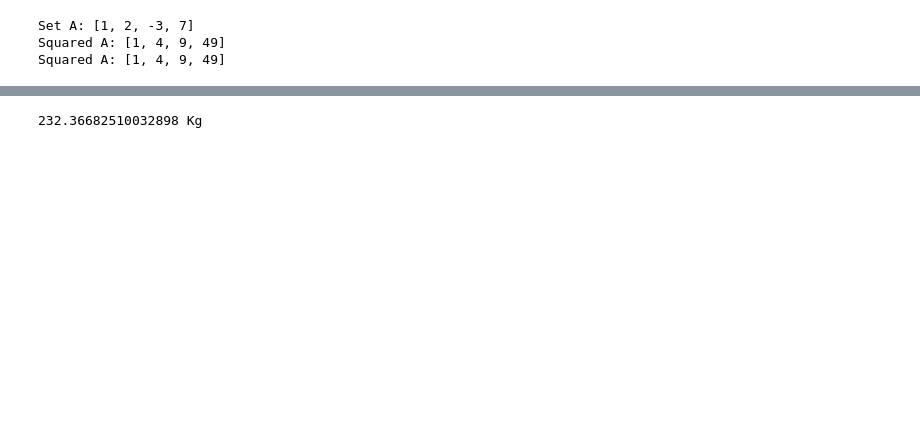
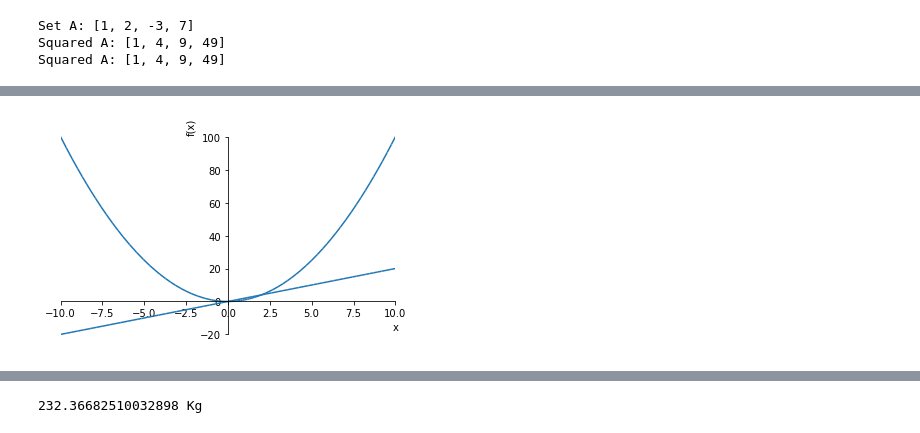
Before and after one commit to VisBlank/DLMatFramework, a Jupyter notebook: learn/python_notebooks/DataScienceMathSkills.ipynb, the cells around one changed output, grey strips where cells are left out. Saved outputs shown, nothing was run; the diff lists cells and outputs as text; code cells hidden in the pictures; blank space fills up the shorter version.

```diff
--- a/learn/python_notebooks/DataScienceMathSkills.ipynb
+++ b/learn/python_notebooks/DataScienceMathSkills.ipynb
@@ -309,2 +317,13 @@ Squared A: [1, 4, 9, 49]
+# %%
+from sympy import symbols
+from sympy.plotting import plot
+x = symbols('x')
+#p1 = plot(x*x)
+#p2 = plot(2*x)
+#p1.extend(p2)
+#p1.show()
+p1 = plot(x**2, 2*x, (x,-10,10))
+# %% [output]
+[figure, added]
 # %% [markdown]
 ### Logarithms and Exponents
```
Also changed, not shown: parts of 16 cells of this notebook, 2 other files.
